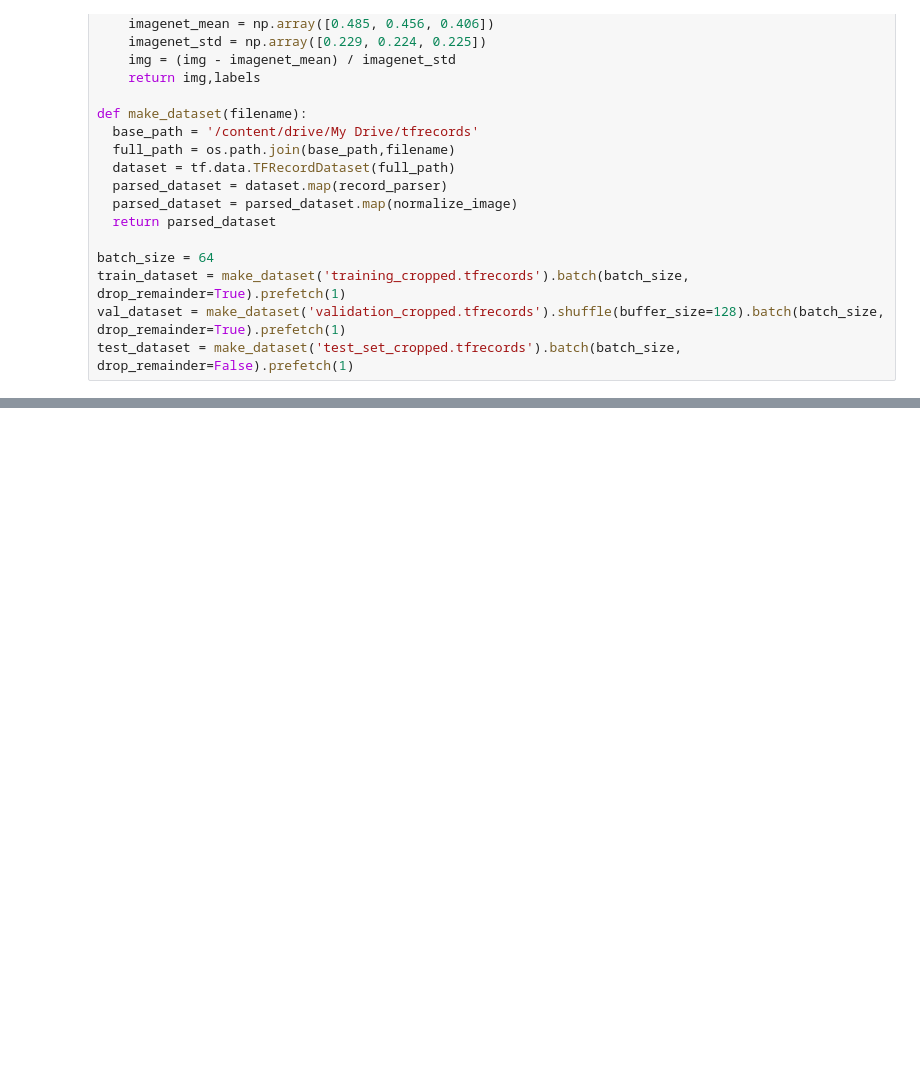
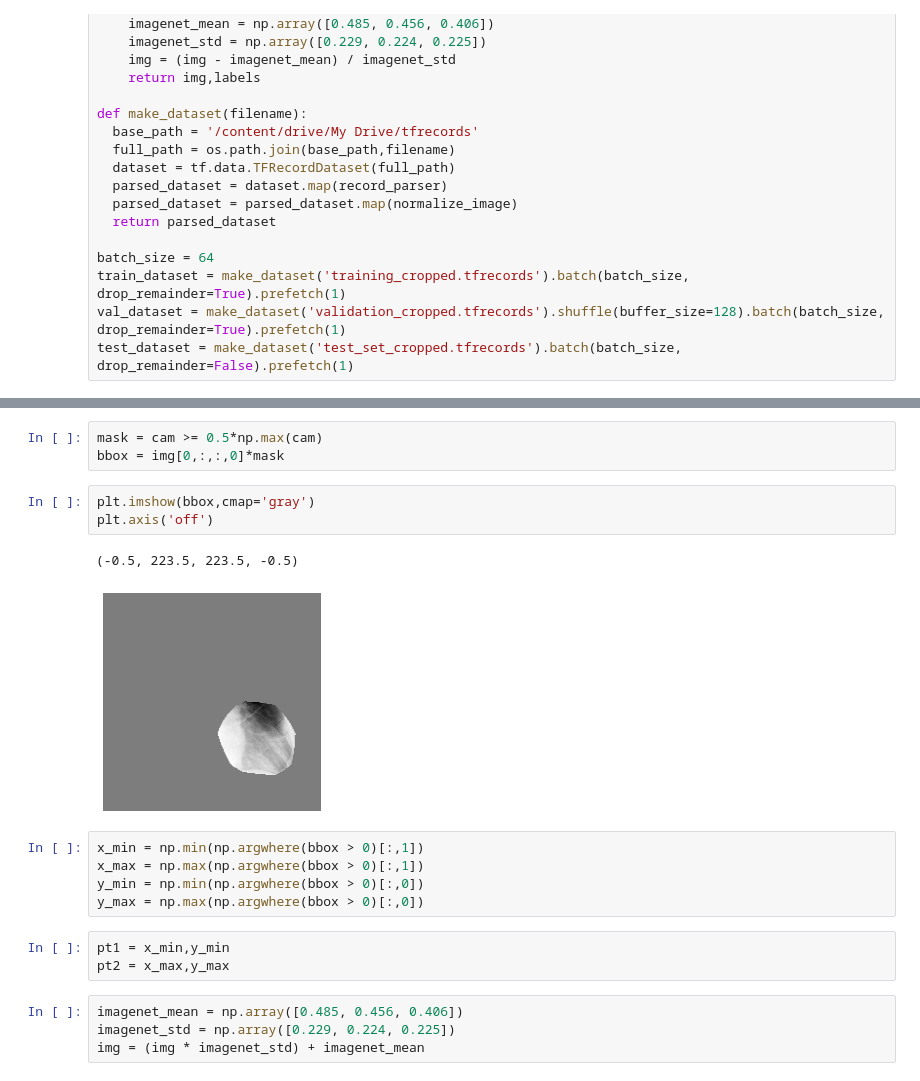
Before and after one commit to luca-nassano/ChestXRAY, a Jupyter notebook: CAM.ipynb, the cells around one changed output, grey strips where cells are left out. Cells and saved outputs as stored; diff of their text form; blank space fills up the shorter version.

```diff
--- a/CAM.ipynb
+++ b/CAM.ipynb
@@ -297,0 +134,21 @@ Pleural Effusion (not present)
+# %%
+mask = cam >= 0.5*np.max(cam)
+bbox = img[0,:,:,0]*mask
+# %%
+plt.imshow(bbox,cmap='gray')
+plt.axis('off')
+# %% [output]
+(-0.5, 223.5, 223.5, -0.5)
+[figure, added]
+# %%
+x_min = np.min(np.argwhere(bbox > 0)[:,1])
+x_max = np.max(np.argwhere(bbox > 0)[:,1])
+y_min = np.min(np.argwhere(bbox > 0)[:,0])
+y_max = np.max(np.argwhere(bbox > 0)[:,0])
+# %%
+pt1 = x_min,y_min
+pt2 = x_max,y_max
+# %%
+imagenet_mean = np.array([0.485, 0.456, 0.406])
+imagenet_std = np.array([0.229, 0.224, 0.225])
+img = (img * imagenet_std) + imagenet_mean
```
Also changed, not shown: parts of 18 cells of this notebook.
